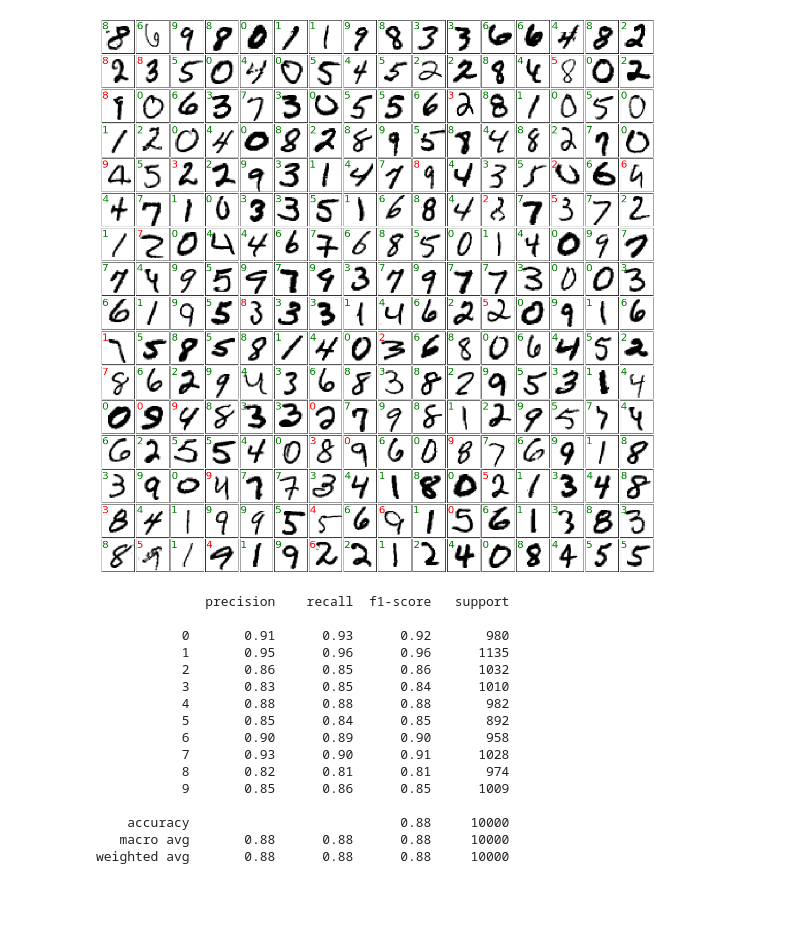
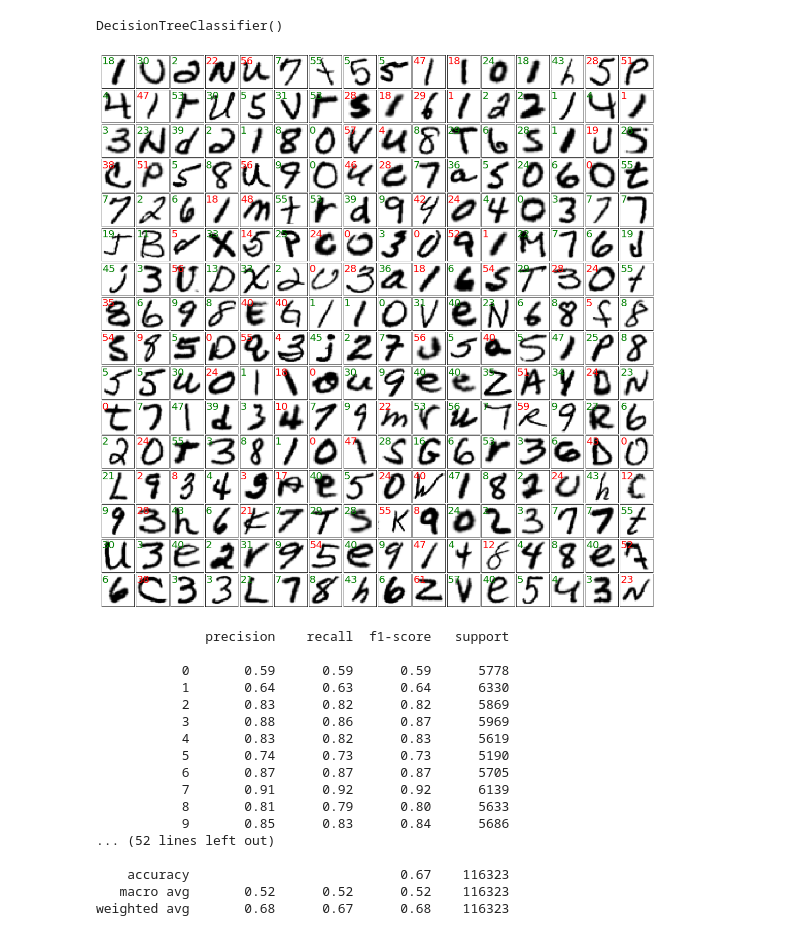
Before and after one commit to vicenteaguero/IMT1001-Data-Science-Project, a Jupyter notebook: Módulos/DecisionTree EMNIST.ipynb, the cells around one changed output. Saved outputs shown, nothing was run; the diff lists cells and outputs as text; code cells hidden in the pictures; blank space fills up the shorter version.

```diff
--- a/Módulos/DecisionTree EMNIST.ipynb
+++ b/Módulos/DecisionTree EMNIST.ipynb
@@ -9,47 +9,51 @@ import EMNIST
 # %%
 clf_dtc = tree.DecisionTreeClassifier()
 # %%
-x_train_dtc = EMNIST.x_train
-y_train_dtc = EMNIST.y_train
-x_test_dtc = EMNIST.x_test
-y_test_dtc = EMNIST.y_test
+x_train_dtc = list(x_train)
+y_train_dtc = y_train
+x_test_dtc = list(x_test)
+y_test_dtc = y_test
 # %%
 clf_dtc.fit(x_train_dtc, y_train_dtc)
+# %% [output]
+DecisionTreeClassifier()
 # %%
 predicted_dtc = clf_dtc.predict(x_test_dtc)
 expected_dtc = y_test_dtc
+# %%
+x_test_dtc = np.array(x_test_dtc)
 # %%
 fig = plt.figure(figsize=(15, 15))
 fig.subplots_adjust(left=0, right=1, bottom=0, top=1, hspace=0.05, wspace=0.05)
 for j in range(256):
     i = randint(0, len(predicted_dtc) - 1)
     ax = fig.add_subplot(16, 16, j + 1, xticks=[], yticks=[])
-    ax.imshow(x_test_dtc.reshape(-1, 28, 28)[i], cmap=plt.cm.binary,
-              interpolation='nearest')
+    ax.imshow(x_test_dtc.reshape(-1, 28, 28)[i], cmap=plt.cm.binary, interpolation='nearest')
     if predicted_dtc[i] == expected_dtc[i]:
         ax.text(0, 7, str(predicted_dtc[i]), fontsize=20, color='green')
     else:
         ax.text(0, 7, str(predicted_dtc[i]), fontsize=20, color='red')
 ax.axis("on")
-fig.savefig('out.png', dpi=fig.dpi, edgecolor="purple")
+fig.savefig('DTC EMNIST DESBALANCEADO.png', dpi=fig.dpi, edgecolor="purple")
 # %% [output]
-[figure, old version]
+[figure, new version]
 # %%
 print(metrics.classification_report(expected_dtc, predicted_dtc))
 # %% [output]
               precision    recall  f1-score   support
 
-           0       0.91      0.93      0.92       980
-           1       0.95      0.96      0.96      1135
-           2       0.86      0.85      0.86      1032
-           3       0.83      0.85      0.84      1010
-           4       0.88      0.88      0.88       982
-           5       0.85      0.84      0.85       892
-           6       0.90      0.89      0.90       958
-           7       0.93      0.90      0.91      1028
-           8       0.82      0.81      0.81       974
-           9       0.85      0.86      0.85      1009
+           0       0.59      0.59      0.59      5778
+           1       0.64      0.63      0.64      6330
+           2       0.83      0.82      0.82      5869
+           3       0.88      0.86      0.87      5969
+           4       0.83      0.82      0.83      5619
+           5       0.74      0.73      0.73      5190
+           6       0.87      0.87      0.87      5705
+           7       0.91      0.92      0.92      6139
+           8       0.81      0.79      0.80      5633
+           9       0.85      0.83      0.84      5686
+... (52 lines left out)
 
-    accuracy                           0.88     10000
-   macro avg       0.88      0.88      0.88     10000
-weighted avg       0.88      0.88      0.88     10000
+    accuracy                           0.67    116323
+   macro avg       0.52      0.52      0.52    116323
+weighted avg       0.68      0.67      0.68    116323
```
Also changed, not shown: parts of 3 cells of this notebook, 9 other files.
